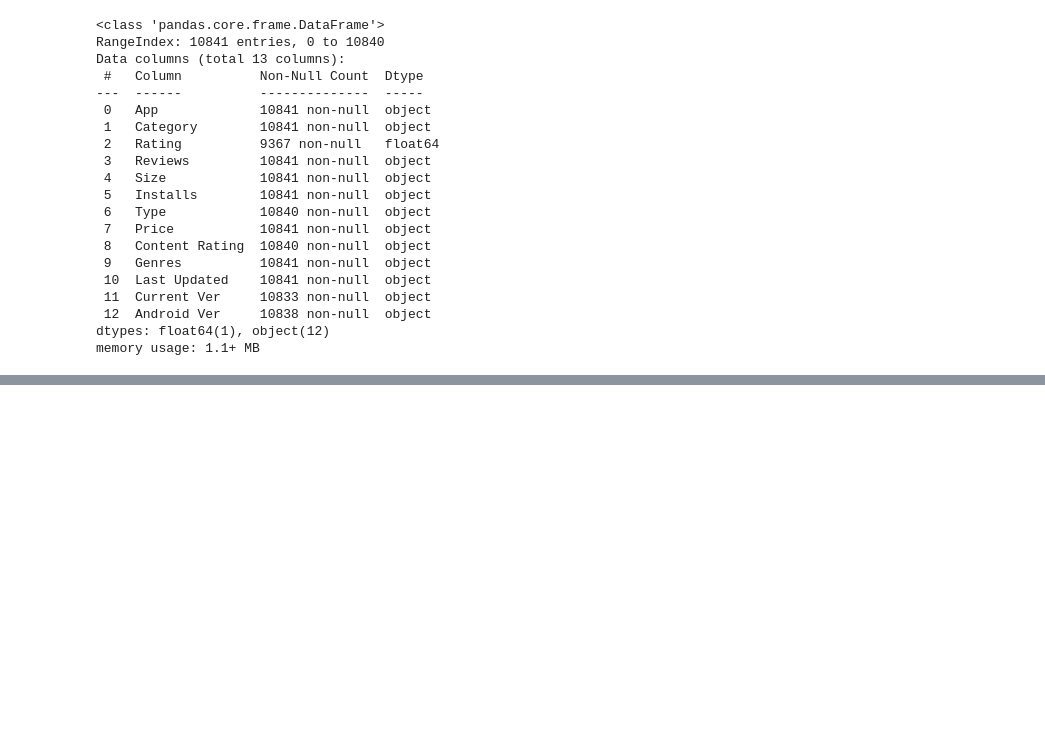
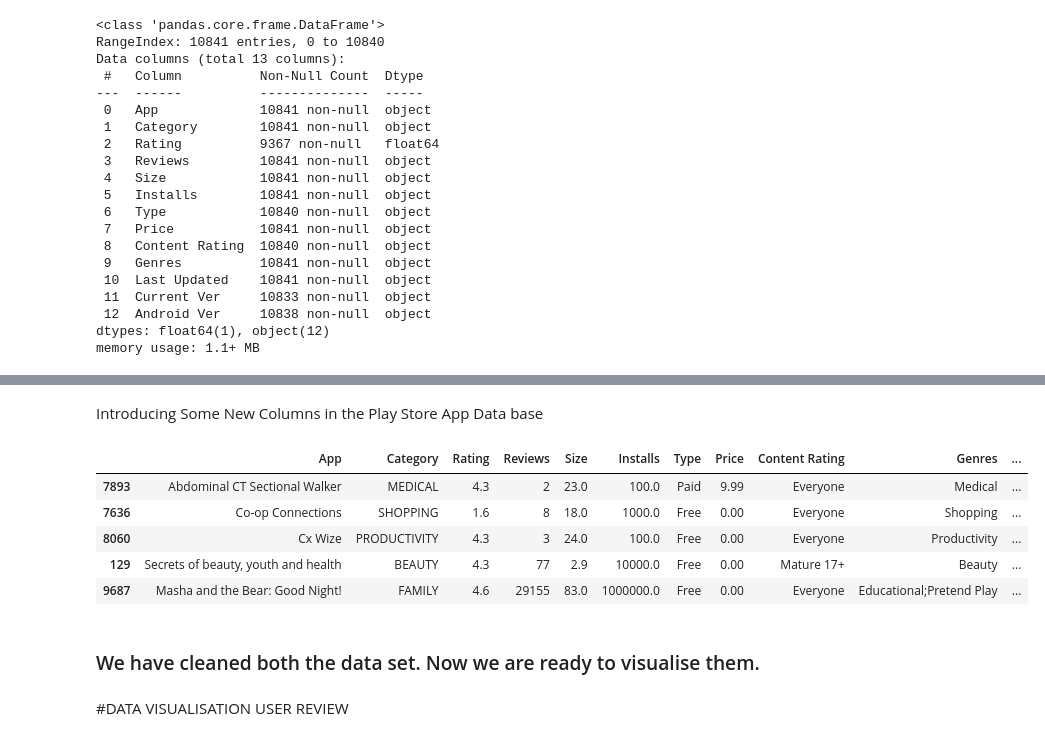
Before and after one commit to rahultj333/RJ--Capstone-Project--Play-Store-App-Analysis-, a Jupyter notebook: RAHUL_J_Play_Store_App_Review_Analysis_Capstone_Project.ipynb, the cells around one changed output, grey strips where cells are left out. Drawn from its saved outputs; the diff is of its cells as text; code cells hidden in the pictures; blank space fills up the shorter version.

```diff
--- a/RAHUL_J_Play_Store_App_Review_Analysis_Capstone_Project.ipynb
+++ b/RAHUL_J_Play_Store_App_Review_Analysis_Capstone_Project.ipynb
@@ -196,0 +410,53 @@ memory usage: 1.1+ MB
+# %% [markdown]
+Introducing Some New Columns in the Play Store App Data base
+# %%
+# create a new column with range of app size to analyze app size
+def size_apps(num):
+  if num=='Varies with device':
+    return '#Varies With Device'
+  elif num>=0 and num<1:
+    return '0-1'
+  elif num >= 1 and num <10:
+    return '1-10'
+  elif num >= 10 and num <20:
+    return '10-20'
+  elif num >= 20 and num <30:
+    return '20-30'
+  elif num >= 30 and num <40:
+    return '30-40'
+  elif num >= 40 and num <50:
+    return '40-50'
+  elif num >= 50 and num <60:
+    return '50-60'
+  elif num >= 60 and num <70:
+    return '60-70'
+  elif num >= 70 and num <80:
+    return '70-80'
+  elif num >= 80 and num <90:
+    return '80-90'
+  else:
+    return '90 and above'
+# %%
+#using lambda function for size_apps
+df2['size_range']=df2['Size'].apply(lambda x : size_apps(x))
+# %%
+#Using Lambda function to set month and year
+df2["month"] =df2["Last Updated"].apply(lambda x: x.strftime('%m')).astype(int)
+df2["year"] =df2["Last Updated"].apply(lambda x: x.strftime('%Y')).astype(int)
+# %%
+#making revenue column by Multiplying Installs and Price
+df2['Revenue']=df2['Installs']*df2['Price']
+# %%
+#looking at clean and updated database
+df2.sample(5)
+# %% [output]
+|  | App | Category | Rating | Reviews | Size | Installs | Type | Price | Content Rating | Genres | ... |
+| 7893 | Abdominal CT Sectional Walker | MEDICAL | 4.3 | 2 | 23.0 | 100.0 | Paid | 9.99 | Everyone | Medical | ... |
+| 7636 | Co-op Connections | SHOPPING | 1.6 | 8 | 18.0 | 1000.0 | Free | 0.00 | Everyone | Shopping | ... |
+| 8060 | Cx Wize | PRODUCTIVITY | 4.3 | 3 | 24.0 | 100.0 | Free | 0.00 | Everyone | Productivity | ... |
+| 129 | Secrets of beauty, youth and health | BEAUTY | 4.3 | 77 | 2.9 | 10000.0 | Free | 0.00 | Mature 17+ | Beauty | ... |
+| 9687 | Masha and the Bear: Good Night! | FAMILY | 4.6 | 29155 | 83.0 | 1000000.0 | Free | 0.00 | Everyone | Educational;Pretend Play | ... |
+# %% [markdown]
+### We have cleaned both the data set. Now we are ready to visualise them.
+# %% [markdown]
+#DATA VISUALISATION USER REVIEW
```
Also changed, not shown: parts of 32 cells of this notebook.
